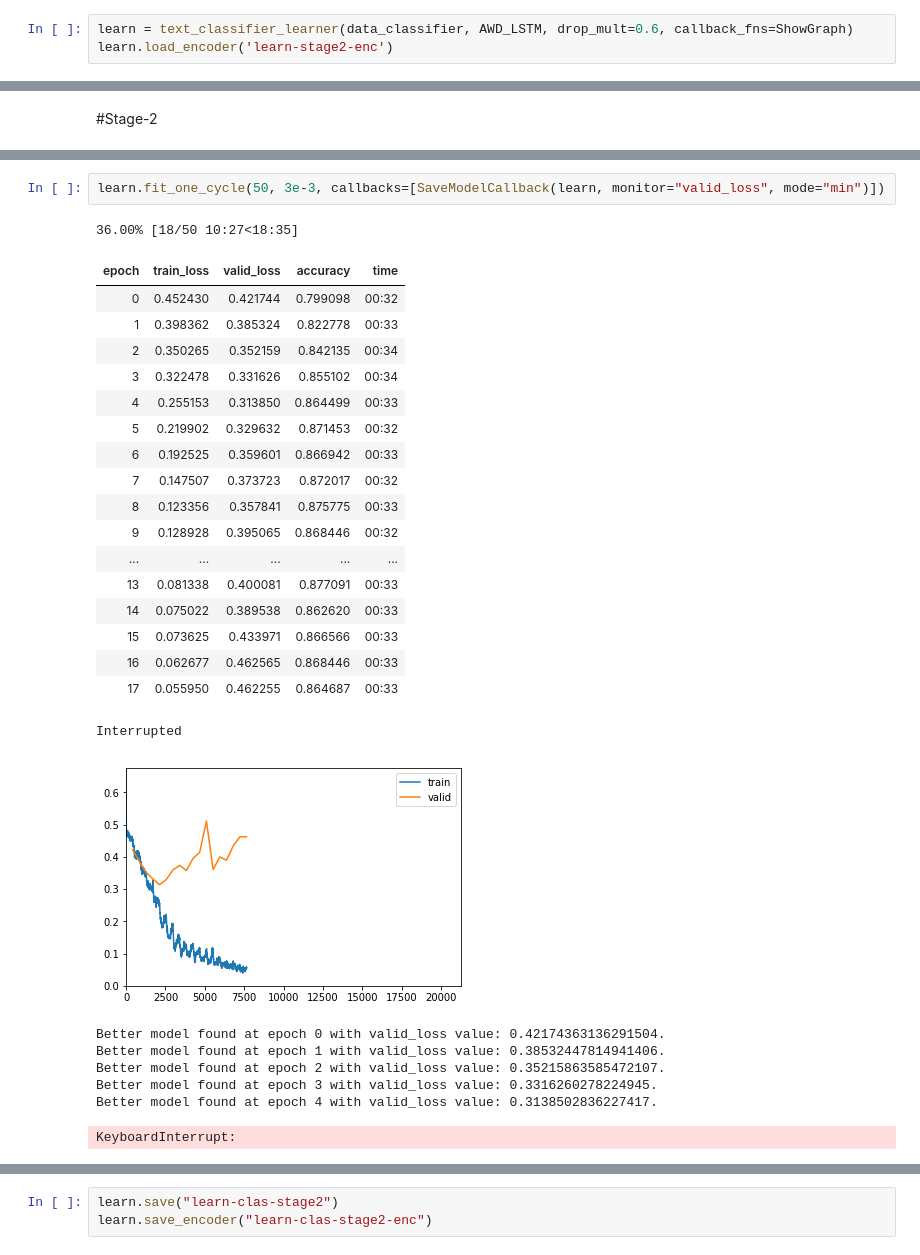
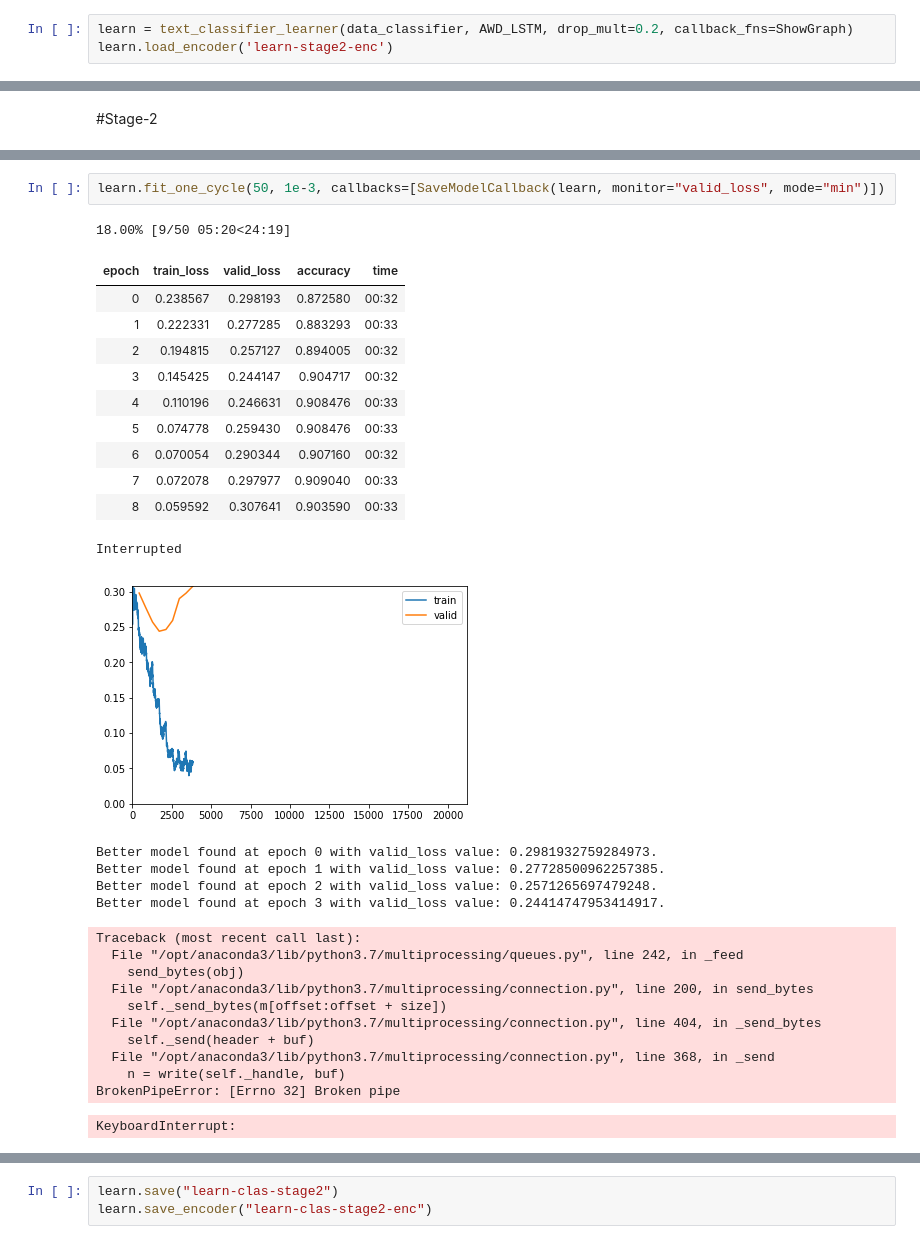
Before and after one commit to VicenteMoraes/SarcasmDetector, a Jupyter notebook: Classifier.ipynb, the cells around one changed output, grey strips where cells are left out. Drawn from its saved outputs; the diff is of its cells as text.

```diff
--- a/Classifier.ipynb
+++ b/Classifier.ipynb
@@ -33,5 +33,5 @@ data_classifier.show_batch()
 # %%
-learn = text_classifier_learner(data_classifier, AWD_LSTM, drop_mult=0.6, callback_fns=ShowGraph)
+learn = text_classifier_learner(data_classifier, AWD_LSTM, drop_mult=0.2, callback_fns=ShowGraph)
 learn.load_encoder('learn-stage2-enc')
 # %% [markdown]
 #Stage-1
@@ -96,29 +88,31 @@ LR Finder is complete, type {learner_name}.recorder.plot() to see the graph.
 # %%
-learn.fit_one_cycle(50, 3e-3, callbacks=[SaveModelCallback(learn, monitor="valid_loss", mode="min")])
+learn.fit_one_cycle(50, 1e-3, callbacks=[SaveModelCallback(learn, monitor="valid_loss", mode="min")])
 # %% [output]
-36.00% [18/50 10:27<18:35]
+18.00% [9/50 05:20<24:19]
 | epoch | train_loss | valid_loss | accuracy | time |
-| 0 | 0.452430 | 0.421744 | 0.799098 | 00:32 |
-| 1 | 0.398362 | 0.385324 | 0.822778 | 00:33 |
-| 2 | 0.350265 | 0.352159 | 0.842135 | 00:34 |
-| 3 | 0.322478 | 0.331626 | 0.855102 | 00:34 |
-| 4 | 0.255153 | 0.313850 | 0.864499 | 00:33 |
-| 5 | 0.219902 | 0.329632 | 0.871453 | 00:32 |
-| 6 | 0.192525 | 0.359601 | 0.866942 | 00:33 |
-| 7 | 0.147507 | 0.373723 | 0.872017 | 00:32 |
-| 8 | 0.123356 | 0.357841 | 0.875775 | 00:33 |
-| 9 | 0.128928 | 0.395065 | 0.868446 | 00:32 |
-| ... | ... | ... | ... | ... |
-| 13 | 0.081338 | 0.400081 | 0.877091 | 00:33 |
-| 14 | 0.075022 | 0.389538 | 0.862620 | 00:33 |
-| 15 | 0.073625 | 0.433971 | 0.866566 | 00:33 |
-| 16 | 0.062677 | 0.462565 | 0.868446 | 00:33 |
-| 17 | 0.055950 | 0.462255 | 0.864687 | 00:33 |
+| 0 | 0.238567 | 0.298193 | 0.872580 | 00:32 |
+| 1 | 0.222331 | 0.277285 | 0.883293 | 00:33 |
+| 2 | 0.194815 | 0.257127 | 0.894005 | 00:32 |
+| 3 | 0.145425 | 0.244147 | 0.904717 | 00:32 |
+| 4 | 0.110196 | 0.246631 | 0.908476 | 00:33 |
+| 5 | 0.074778 | 0.259430 | 0.908476 | 00:33 |
+| 6 | 0.070054 | 0.290344 | 0.907160 | 00:32 |
+| 7 | 0.072078 | 0.297977 | 0.909040 | 00:33 |
+| 8 | 0.059592 | 0.307641 | 0.903590 | 00:33 |
 Interrupted
-[figure, old version]
+[figure, new version]
-Better model found at epoch 0 with valid_loss value: 0.42174363136291504.
-Better model found at epoch 1 with valid_loss value: 0.38532447814941406.
-Better model found at epoch 2 with valid_loss value: 0.35215863585472107.
-Better model found at epoch 3 with valid_loss value: 0.3316260278224945.
-Better model found at epoch 4 with valid_loss value: 0.3138502836227417.
+Better model found at epoch 0 with valid_loss value: 0.2981932759284973.
+Better model found at epoch 1 with valid_loss value: 0.27728500962257385.
+Better model found at epoch 2 with valid_loss value: 0.2571265697479248.
+Better model found at epoch 3 with valid_loss value: 0.24414747953414917.
-KeyboardInterrupt:
+Traceback (most recent call last):
+  File "/opt/anaconda3/lib/python3.7/multiprocessing/queues.py", line 242, in _feed
+    send_bytes(obj)
+  File "/opt/anaconda3/lib/python3.7/multiprocessing/connection.py", line 200, in send_bytes
+    self._send_bytes(m[offset:offset + size])
+  File "/opt/anaconda3/lib/python3.7/multiprocessing/connection.py", line 404, in _send_bytes
+    self._send(header + buf)
+  File "/opt/anaconda3/lib/python3.7/multiprocessing/connection.py", line 368, in _send
+    n = write(self._handle, buf)
+BrokenPipeError: [Errno 32] Broken pipe
+KeyboardInterrupt:
```
Also changed, not shown: parts of 12 cells of this notebook, 1 other file.
